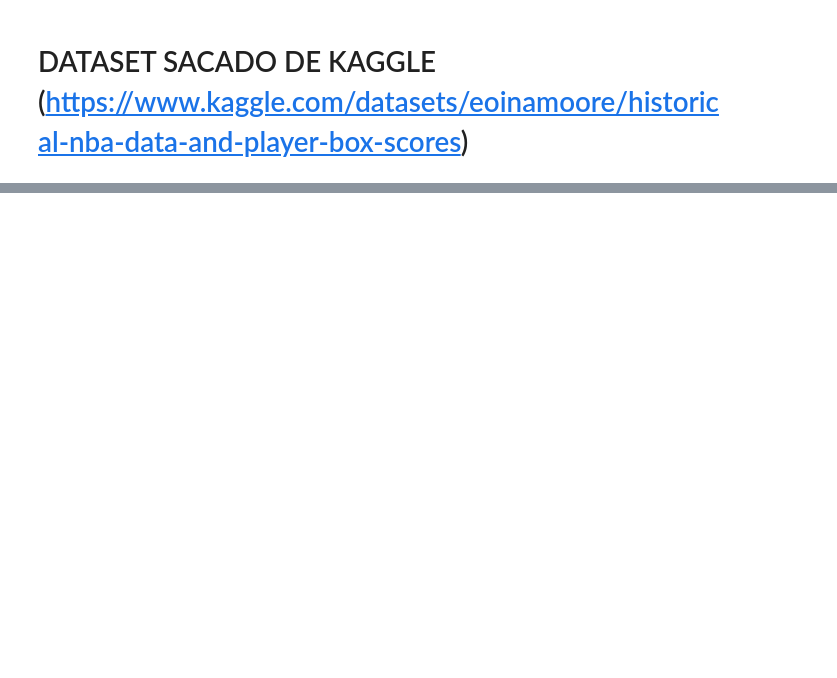
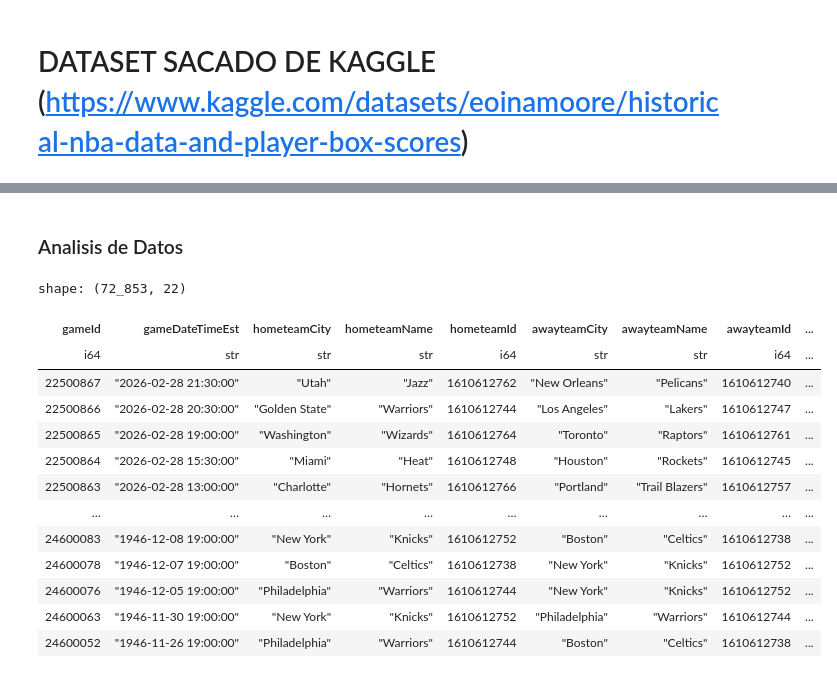
Before and after one commit to mateorzan/polarsNBA, a Jupyter notebook: notebooks/GAMES.ipynb, the cells around one changed output, grey strips where cells are left out. Saved outputs shown, nothing was run; the diff lists cells and outputs as text; code cells hidden in the pictures; blank space fills up the shorter version.

```diff
--- a/notebooks/GAMES.ipynb
+++ b/notebooks/GAMES.ipynb
@@ -81,0 +51,19 @@ Número de filas duplicadas: 0
+# %% [markdown]
+### Analisis de Datos
+# %%
+lf.fetch(5)
+# %% [output]
+shape: (72_853, 22)
+| gameId | gameDateTimeEst | hometeamCity | hometeamName | hometeamId | awayteamCity | awayteamName | awayteamId | ... |
+| i64 | str | str | str | i64 | str | str | i64 | ... |
+| 22500867 | "2026-02-28 21:30:00" | "Utah" | "Jazz" | 1610612762 | "New Orleans" | "Pelicans" | 1610612740 | ... |
+| 22500866 | "2026-02-28 20:30:00" | "Golden State" | "Warriors" | 1610612744 | "Los Angeles" | "Lakers" | 1610612747 | ... |
+| 22500865 | "2026-02-28 19:00:00" | "Washington" | "Wizards" | 1610612764 | "Toronto" | "Raptors" | 1610612761 | ... |
+| 22500864 | "2026-02-28 15:30:00" | "Miami" | "Heat" | 1610612748 | "Houston" | "Rockets" | 1610612745 | ... |
+| 22500863 | "2026-02-28 13:00:00" | "Charlotte" | "Hornets" | 1610612766 | "Portland" | "Trail Blazers" | 1610612757 | ... |
+| … | … | … | … | … | … | … | … | ... |
+| 24600083 | "1946-12-08 19:00:00" | "New York" | "Knicks" | 1610612752 | "Boston" | "Celtics" | 1610612738 | ... |
+| 24600078 | "1946-12-07 19:00:00" | "Boston" | "Celtics" | 1610612738 | "New York" | "Knicks" | 1610612752 | ... |
+| 24600076 | "1946-12-05 19:00:00" | "Philadelphia" | "Warriors" | 1610612744 | "New York" | "Knicks" | 1610612752 | ... |
+| 24600063 | "1946-11-30 19:00:00" | "New York" | "Knicks" | 1610612752 | "Philadelphia" | "Warriors" | 1610612744 | ... |
+| 24600052 | "1946-11-26 19:00:00" | "Philadelphia" | "Warriors" | 1610612744 | "Boston" | "Celtics" | 1610612738 | ... |
```
Also changed, not shown: parts of 19 cells of this notebook, 7 other files.
